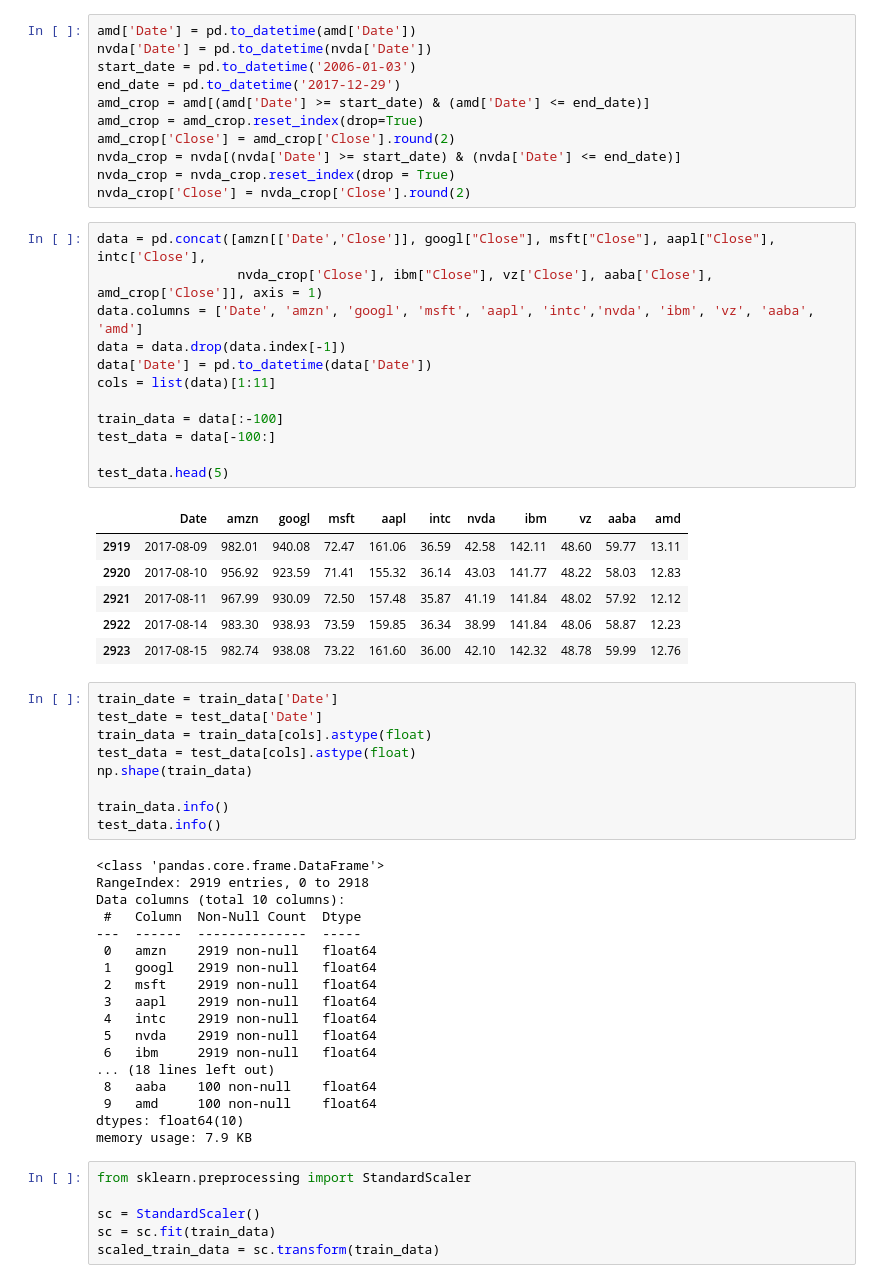
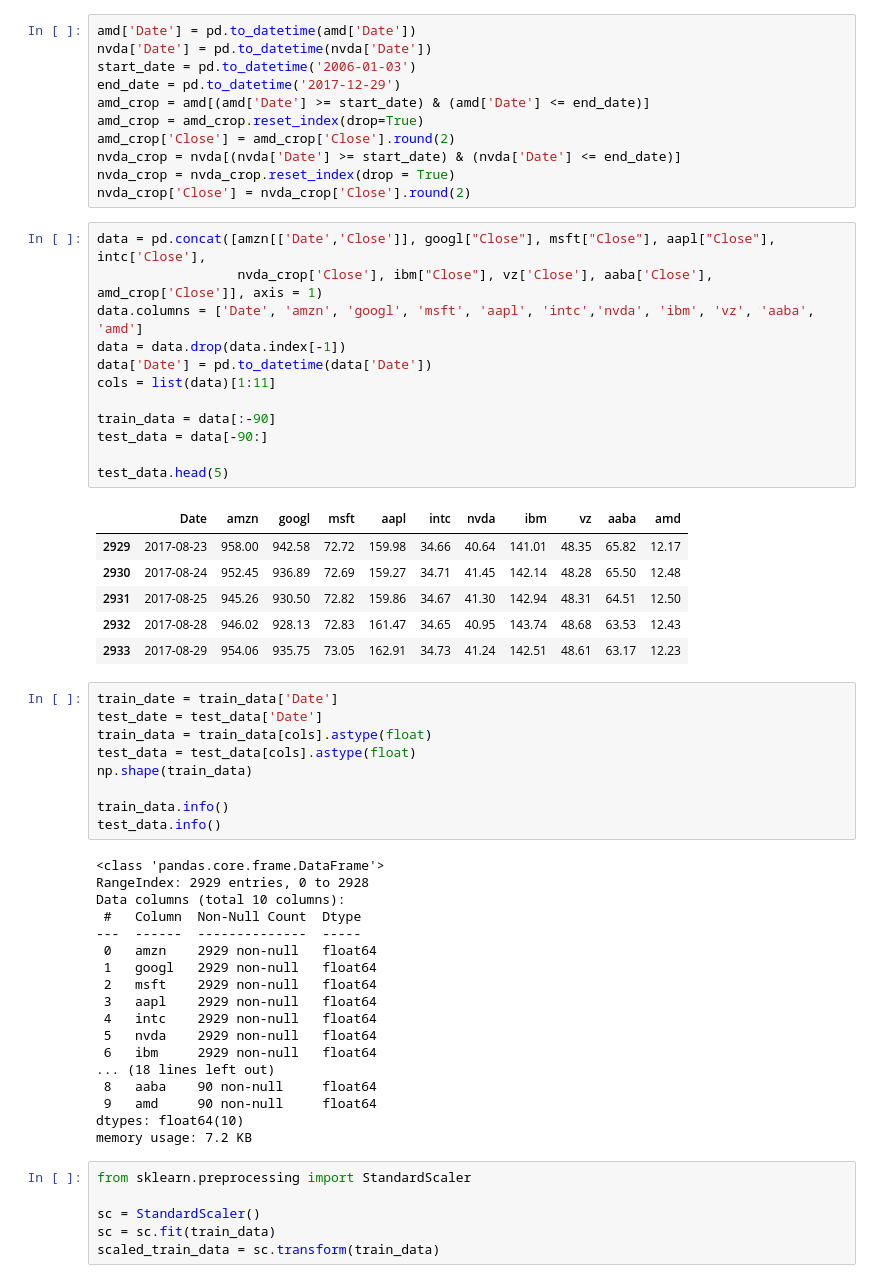
Before and after one commit to shintydesu/Stock-Time-Series, a Jupyter notebook: LSTM Model.ipynb, the cells around one changed output. Saved outputs shown, nothing was run; the diff lists cells and outputs as text.

```diff
--- a/LSTM Model.ipynb
+++ b/LSTM Model.ipynb
@@ -30,22 +30,22 @@ nvda_crop['Close'] = nvda_crop['Close'].round(2)
 # %%
 data = pd.concat([amzn[['Date','Close']], googl["Close"], msft["Close"], aapl["Close"], intc['Close'],
                   nvda_crop['Close'], ibm["Close"], vz['Close'], aaba['Close'], amd_crop['Close']], axis = 1)
 data.columns = ['Date', 'amzn', 'googl', 'msft', 'aapl', 'intc','nvda', 'ibm', 'vz', 'aaba', 'amd']
 data = data.drop(data.index[-1])
 data['Date'] = pd.to_datetime(data['Date'])
 cols = list(data)[1:11]
 
-train_data = data[:-100]
-test_data = data[-100:]
+train_data = data[:-90]
+test_data = data[-90:]
 
 test_data.head(5)
 # %% [output]
 |  | Date | amzn | googl | msft | aapl | intc | nvda | ibm | vz | aaba | amd |
-| 2919 | 2017-08-09 | 982.01 | 940.08 | 72.47 | 161.06 | 36.59 | 42.58 | 142.11 | 48.60 | 59.77 | 13.11 |
-| 2920 | 2017-08-10 | 956.92 | 923.59 | 71.41 | 155.32 | 36.14 | 43.03 | 141.77 | 48.22 | 58.03 | 12.83 |
-| 2921 | 2017-08-11 | 967.99 | 930.09 | 72.50 | 157.48 | 35.87 | 41.19 | 141.84 | 48.02 | 57.92 | 12.12 |
-| 2922 | 2017-08-14 | 983.30 | 938.93 | 73.59 | 159.85 | 36.34 | 38.99 | 141.84 | 48.06 | 58.87 | 12.23 |
-| 2923 | 2017-08-15 | 982.74 | 938.08 | 73.22 | 161.60 | 36.00 | 42.10 | 142.32 | 48.78 | 59.99 | 12.76 |
+| 2929 | 2017-08-23 | 958.00 | 942.58 | 72.72 | 159.98 | 34.66 | 40.64 | 141.01 | 48.35 | 65.82 | 12.17 |
+| 2930 | 2017-08-24 | 952.45 | 936.89 | 72.69 | 159.27 | 34.71 | 41.45 | 142.14 | 48.28 | 65.50 | 12.48 |
+| 2931 | 2017-08-25 | 945.26 | 930.50 | 72.82 | 159.86 | 34.67 | 41.30 | 142.94 | 48.31 | 64.51 | 12.50 |
+| 2932 | 2017-08-28 | 946.02 | 928.13 | 72.83 | 161.47 | 34.65 | 40.95 | 143.74 | 48.68 | 63.53 | 12.43 |
+| 2933 | 2017-08-29 | 954.06 | 935.75 | 73.05 | 162.91 | 34.73 | 41.24 | 142.51 | 48.61 | 63.17 | 12.23 |
 # %%
 train_date = train_data['Date']
 test_date = test_data['Date']
@@ -57,22 +57,22 @@ train_data.info()
 test_data.info()
 # %% [output]
 <class 'pandas.core.frame.DataFrame'>
-RangeIndex: 2919 entries, 0 to 2918
+RangeIndex: 2929 entries, 0 to 2928
 Data columns (total 10 columns):
  #   Column  Non-Null Count  Dtype
 ---  ------  --------------  -----
- 0   amzn    2919 non-null   float64
- 1   googl   2919 non-null   float64
- 2   msft    2919 non-null   float64
- 3   aapl    2919 non-null   float64
- 4   intc    2919 non-null   float64
- 5   nvda    2919 non-null   float64
- 6   ibm     2919 non-null   float64
+ 0   amzn    2929 non-null   float64
+ 1   googl   2929 non-null   float64
+ 2   msft    2929 non-null   float64
+ 3   aapl    2929 non-null   float64
+ 4   intc    2929 non-null   float64
+ 5   nvda    2929 non-null   float64
+ 6   ibm     2929 non-null   float64
 ... (18 lines left out)
- 8   aaba    100 non-null    float64
- 9   amd     100 non-null    float64
+ 8   aaba    90 non-null     float64
+ 9   amd     90 non-null     float64
 dtypes: float64(10)
-memory usage: 7.9 KB
+memory usage: 7.2 KB
 # %%
 from sklearn.preprocessing import StandardScaler
 
```
Also changed, not shown: parts of 32 cells of this notebook.
